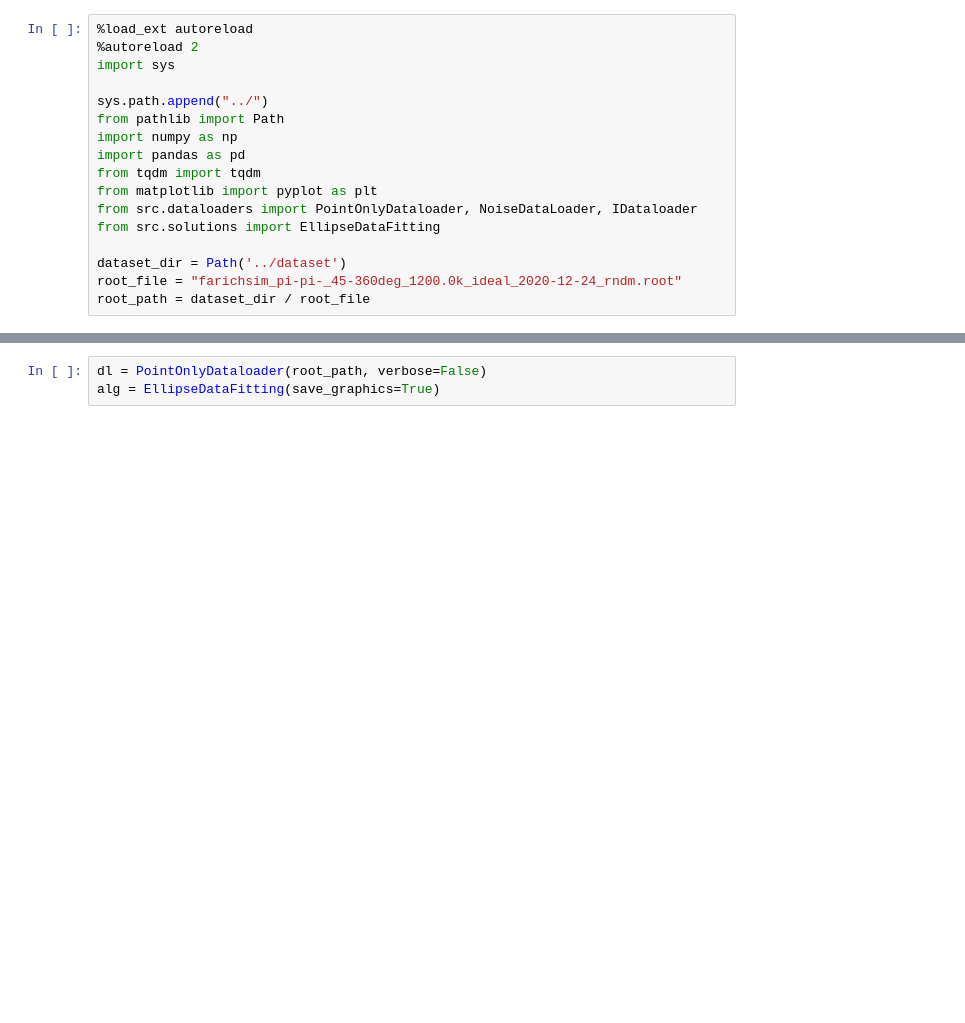
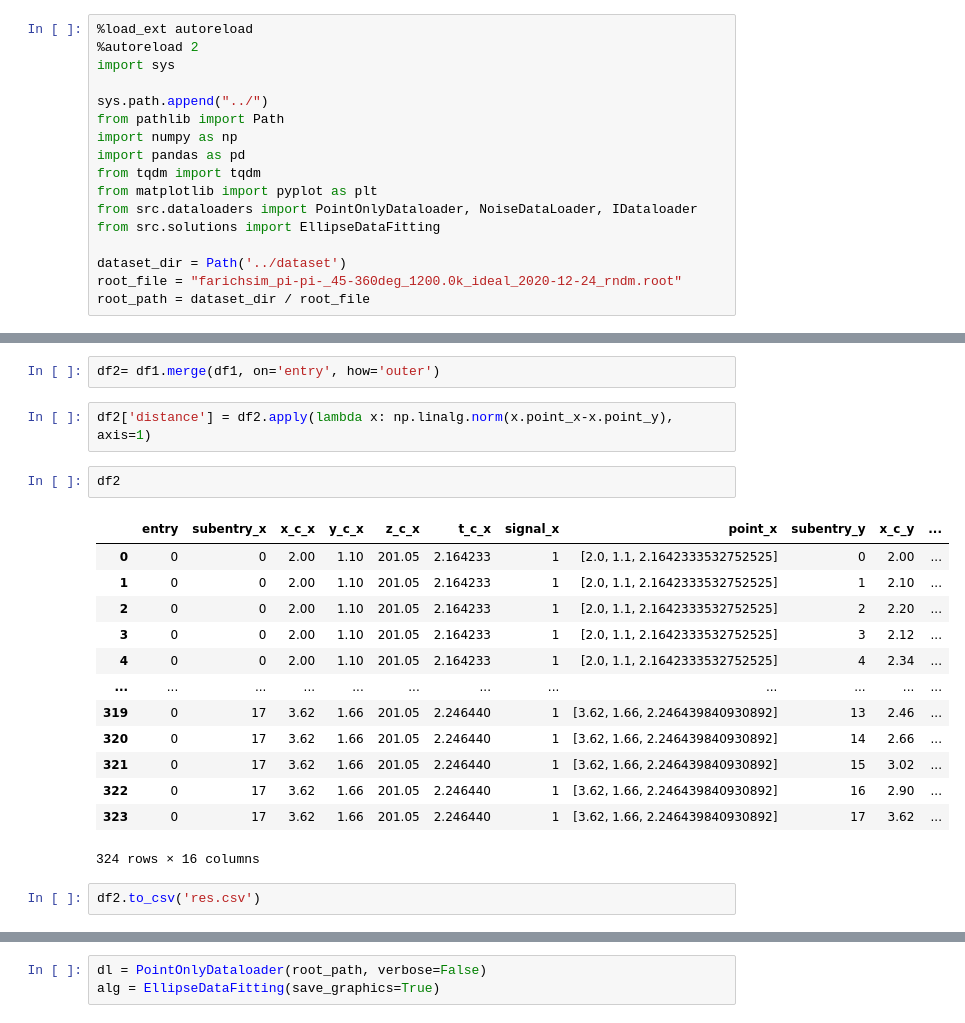
Before and after one commit to dj-kostya/farich-detector, a Jupyter notebook: notebooks/ellipsefitting.ipynb, the cells around one changed output, grey strips where cells are left out. Drawn from its saved outputs; the diff is of its cells as text; blank space fills up the shorter version.

```diff
--- a/notebooks/ellipsefitting.ipynb
+++ b/notebooks/ellipsefitting.ipynb
@@ -21,0 +64,22 @@ ParserError: Error tokenizing data. C error: Calling read(nbytes) on source fail
+# %%
+df2= df1.merge(df1, on='entry', how='outer')
+# %%
+df2['distance'] = df2.apply(lambda x: np.linalg.norm(x.point_x-x.point_y), axis=1)
+# %%
+df2
+# %% [output]
+|  | entry | subentry_x | x_c_x | y_c_x | z_c_x | t_c_x | signal_x | point_x | subentry_y | x_c_y | ... |
+| 0 | 0 | 0 | 2.00 | 1.10 | 201.05 | 2.164233 | 1 | [2.0, 1.1, 2.1642333532752525] | 0 | 2.00 | ... |
+| 1 | 0 | 0 | 2.00 | 1.10 | 201.05 | 2.164233 | 1 | [2.0, 1.1, 2.1642333532752525] | 1 | 2.10 | ... |
+| 2 | 0 | 0 | 2.00 | 1.10 | 201.05 | 2.164233 | 1 | [2.0, 1.1, 2.1642333532752525] | 2 | 2.20 | ... |
+| 3 | 0 | 0 | 2.00 | 1.10 | 201.05 | 2.164233 | 1 | [2.0, 1.1, 2.1642333532752525] | 3 | 2.12 | ... |
+| 4 | 0 | 0 | 2.00 | 1.10 | 201.05 | 2.164233 | 1 | [2.0, 1.1, 2.1642333532752525] | 4 | 2.34 | ... |
+| ... | ... | ... | ... | ... | ... | ... | ... | ... | ... | ... | ... |
+| 319 | 0 | 17 | 3.62 | 1.66 | 201.05 | 2.246440 | 1 | [3.62, 1.66, 2.246439840930892] | 13 | 2.46 | ... |
+| 320 | 0 | 17 | 3.62 | 1.66 | 201.05 | 2.246440 | 1 | [3.62, 1.66, 2.246439840930892] | 14 | 2.66 | ... |
+| 321 | 0 | 17 | 3.62 | 1.66 | 201.05 | 2.246440 | 1 | [3.62, 1.66, 2.246439840930892] | 15 | 3.02 | ... |
+| 322 | 0 | 17 | 3.62 | 1.66 | 201.05 | 2.246440 | 1 | [3.62, 1.66, 2.246439840930892] | 16 | 2.90 | ... |
+| 323 | 0 | 17 | 3.62 | 1.66 | 201.05 | 2.246440 | 1 | [3.62, 1.66, 2.246439840930892] | 17 | 3.62 | ... |
+324 rows × 16 columns
+# %%
+df2.to_csv('res.csv')
```
Also changed, not shown: parts of 16 cells of this notebook, 23 other files.
